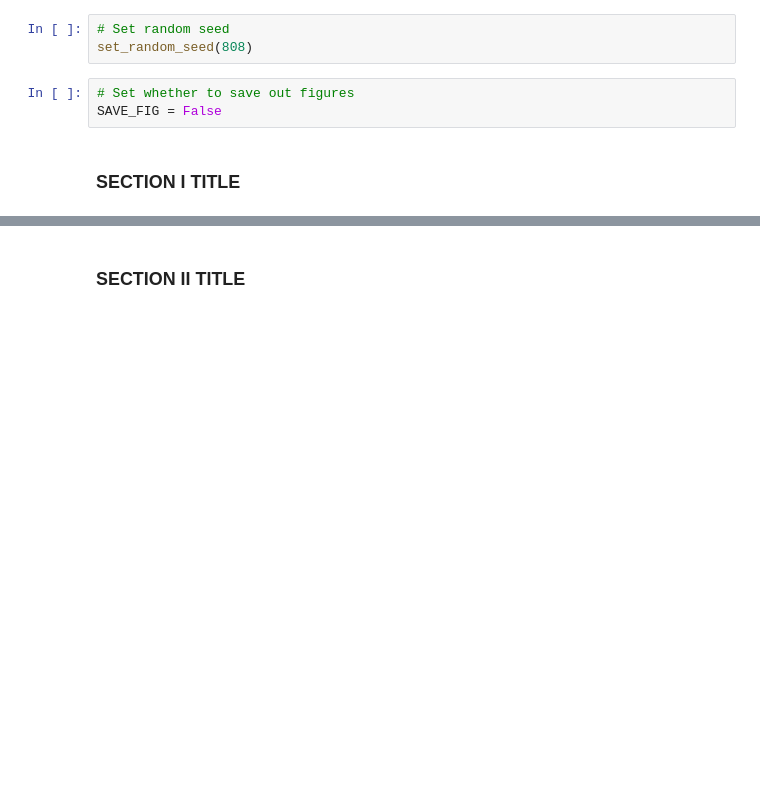
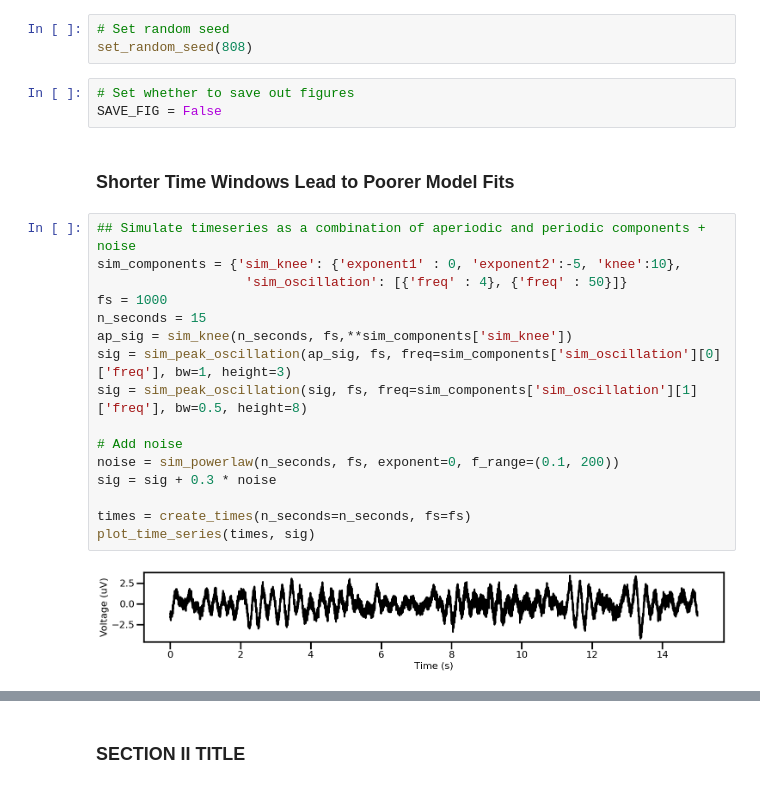
Before and after one commit to voytekresearch/AperiodicMethods, a Jupyter notebook: notebooks/Recommendation 05/Recommendation_05_ModelFits.ipynb, the cells around one changed output, grey strips where cells are left out. Drawn from its saved outputs; the diff is of its cells as text; blank space fills up the shorter version.

Commit message:
update model fits notebook with short time window psds

```diff
--- a/notebooks/Recommendation 05/Recommendation_05_ModelFits.ipynb
+++ b/notebooks/Recommendation 05/Recommendation_05_ModelFits.ipynb
@@ -37,5 +52,23 @@ set_random_seed(808)
 # %%
 # Set whether to save out figures
 SAVE_FIG = False
-# %% [markdown]
-### SECTION I TITLE
+# %% [markdown]
+### Shorter Time Windows Lead to Poorer Model Fits
+# %%
+## Simulate timeseries as a combination of aperiodic and periodic components + noise
+sim_components = {'sim_knee': {'exponent1' : 0, 'exponent2':-5, 'knee':10},
+                   'sim_oscillation': [{'freq' : 4}, {'freq' : 50}]}
+fs = 1000
+n_seconds = 15
+ap_sig = sim_knee(n_seconds, fs,**sim_components['sim_knee'])
+sig = sim_peak_oscillation(ap_sig, fs, freq=sim_components['sim_oscillation'][0]['freq'], bw=1, height=3)
+sig = sim_peak_oscillation(sig, fs, freq=sim_components['sim_oscillation'][1]['freq'], bw=0.5, height=8)
+
+# Add noise
+noise = sim_powerlaw(n_seconds, fs, exponent=0, f_range=(0.1, 200))
+sig = sig + 0.3 * noise
+
+times = create_times(n_seconds=n_seconds, fs=fs)
+plot_time_series(times, sig)
+# %% [output]
+[figure, added]
```
Also changed, not shown: parts of 8 cells of this notebook, 2 other files.
